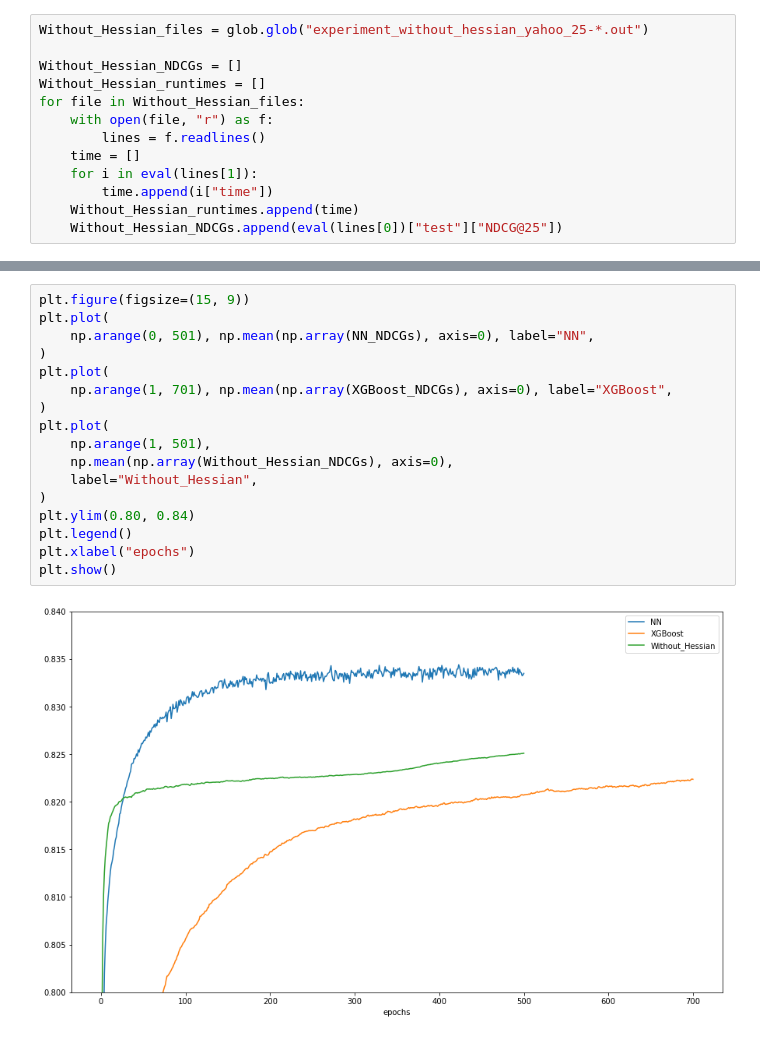
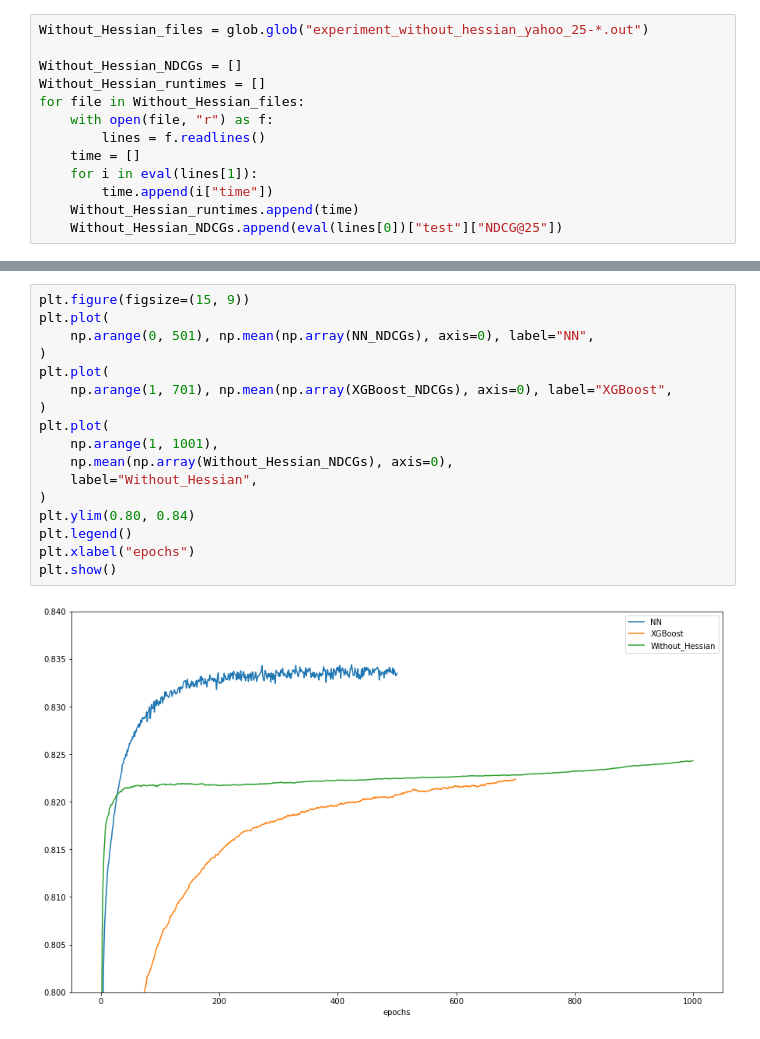
Before and after one commit to jkang98/plrank-short-paper, a Jupyter notebook: experiments/yahoo/K=25/plot_K_25_yahoo.ipynb, the cells around one changed output, grey strips where cells are left out. Cells and saved outputs as stored; diff of their text form.

```diff
--- a/experiments/yahoo/K=25/plot_K_25_yahoo.ipynb
+++ b/experiments/yahoo/K=25/plot_K_25_yahoo.ipynb
@@ -74,19 +74,19 @@ plt.show()
 # %%
 plt.figure(figsize=(15, 9))
 plt.plot(
     np.arange(0, 501), np.mean(np.array(NN_NDCGs), axis=0), label="NN",
 )
 plt.plot(
     np.arange(1, 701), np.mean(np.array(XGBoost_NDCGs), axis=0), label="XGBoost",
 )
 plt.plot(
-    np.arange(1, 501),
+    np.arange(1, 1001),
     np.mean(np.array(Without_Hessian_NDCGs), axis=0),
     label="Without_Hessian",
 )
 plt.ylim(0.80, 0.84)
 plt.legend()
 plt.xlabel("epochs")
 plt.show()
 # %% [output]
-[figure, old version]
+[figure, new version]
```
Also changed, not shown: parts of 1 cell of this notebook, 47 other files.
